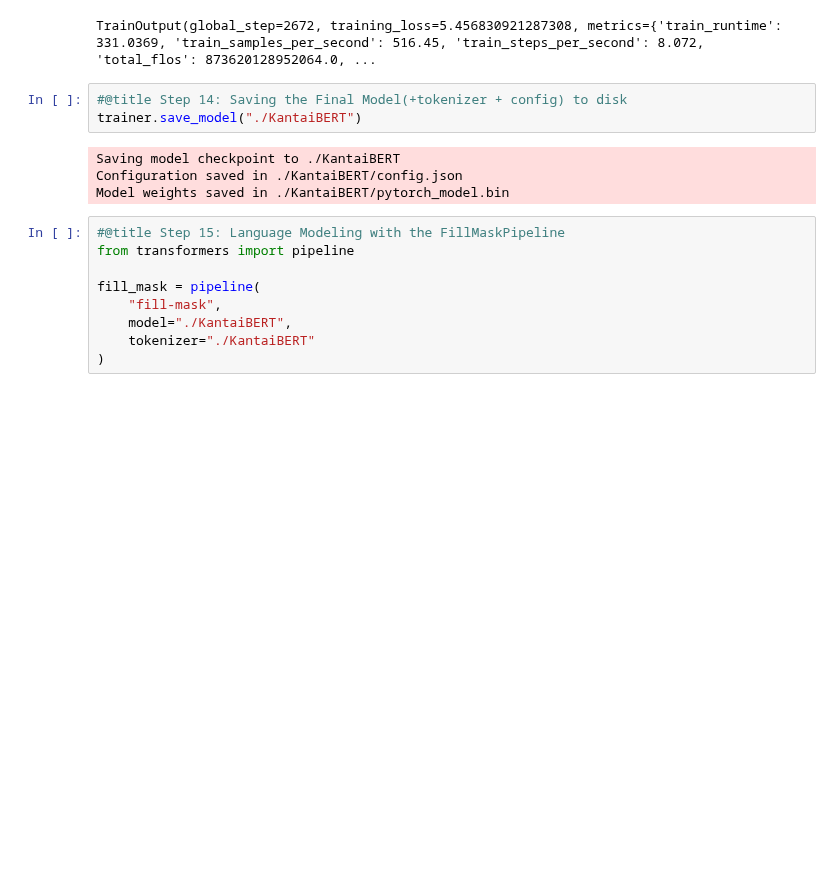
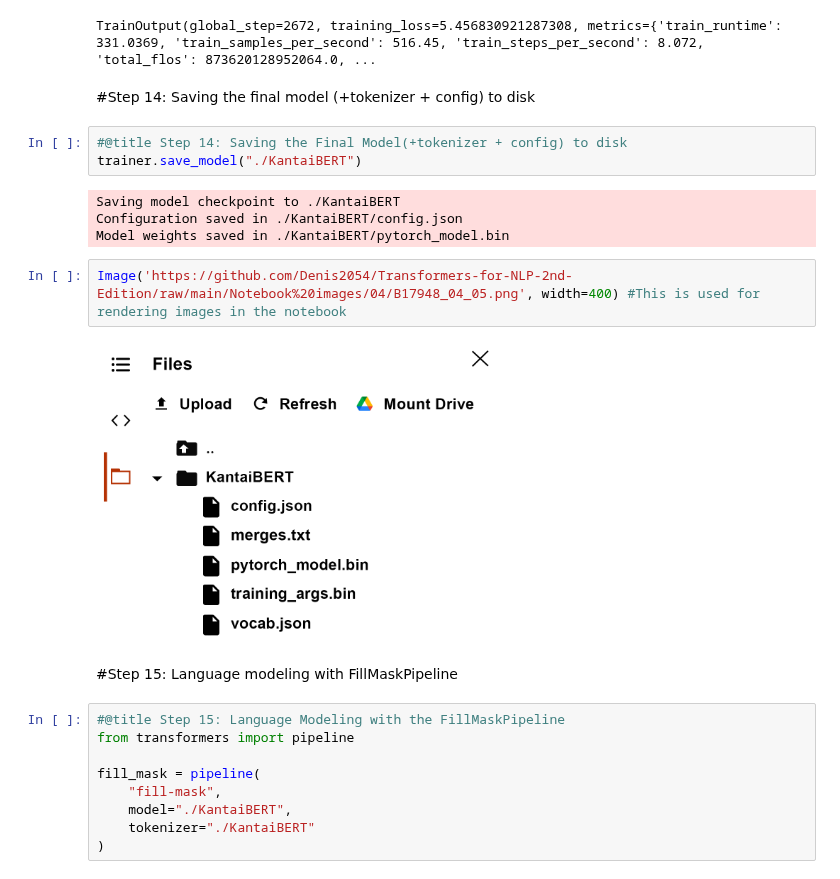
Before and after one commit to Denis2054/Transformers-for-NLP-2nd-Edition, a Jupyter notebook: Chapter04/KantaiBERT.ipynb, the cells around one changed output. Saved outputs shown, nothing was run; the diff lists cells and outputs as text; blank space fills up the shorter version.

```diff
--- a/Chapter04/KantaiBERT.ipynb
+++ b/Chapter04/KantaiBERT.ipynb
@@ -319,6 +361,8 @@ Training completed. Do not forget to share your model on huggingface.co/models =
 CPU times: user 5min 31s, sys: 1.97 s, total: 5min 33s
 Wall time: 5min 31s
 TrainOutput(global_step=2672, training_loss=5.456830921287308, metrics={'train_runtime': 331.0369, 'train_samples_per_second': 516.45, 'train_steps_per_second': 8.072, 'total_flos': 873620128952064.0, ...
+# %% [markdown]
+#Step 14: Saving the final model (+tokenizer + config) to disk
 # %%
 #@title Step 14: Saving the Final Model(+tokenizer + config) to disk
 trainer.save_model("./KantaiBERT")
@@ -326,6 +370,12 @@ trainer.save_model("./KantaiBERT")
 Saving model checkpoint to ./KantaiBERT
 Configuration saved in ./KantaiBERT/config.json
 Model weights saved in ./KantaiBERT/pytorch_model.bin
+# %%
+Image('https://github.com/Denis2054/Transformers-for-NLP-2nd-Edition/raw/main/Notebook%20images/04/B17948_04_05.png', width=400) #This is used for rendering images in the notebook
+# %% [output]
+[figure, added]
+# %% [markdown]
+#Step 15: Language modeling with FillMaskPipeline
 # %%
 #@title Step 15: Language Modeling with the FillMaskPipeline
 from transformers import pipeline
```
Also changed, not shown: parts of 18 cells of this notebook.
